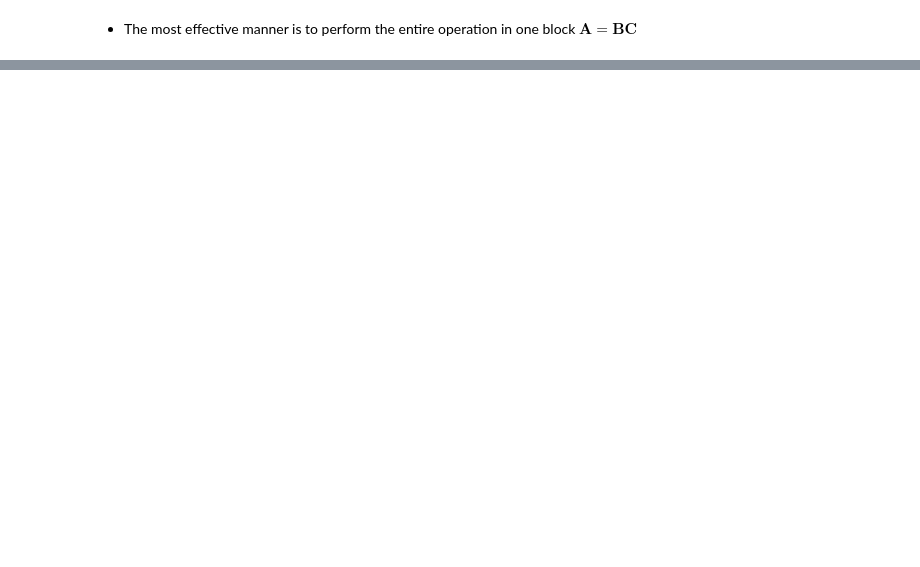
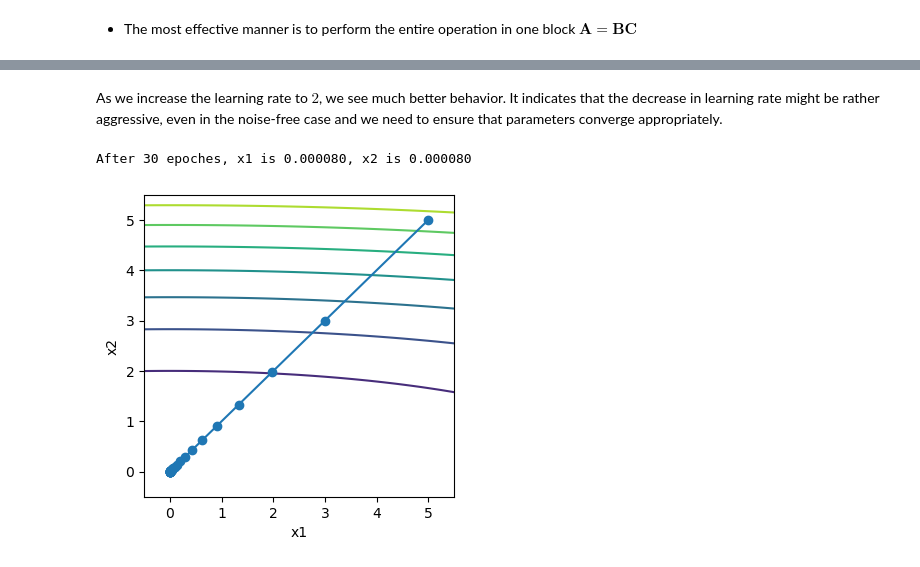
Before and after one commit to Knoero/MachineLearning, a Jupyter notebook: 0 Prerequisite/04 Numerical Optimization.ipynb, the cells around one changed output, grey strips where cells are left out. Drawn from its saved outputs; the diff is of its cells as text; code cells hidden in the pictures; blank space fills up the shorter version.

Commit message:
[ADD]Update Algorithms with Adaptive Learning Rates

```diff
--- a/0 Prerequisite/04 Numerical Optimization.ipynb
+++ b/0 Prerequisite/04 Numerical Optimization.ipynb
@@ -386,0 +636,47 @@ When performing optimization where only a noisy variant of the gradient is avail
+# %% [markdown]
+As we increase the learning rate to $2$, we see much better behavior. It indicates that the decrease in learning rate might be rather aggressive, even in the noise-free case and we need to ensure that parameters converge appropriately.
+# %%
+eta = 2
+
+
+def Adagrad_gd(x1, x2, s1, s2):
+    eps = 1e-16
+    g1, g2 = 0.2 * x1, 4 * x2
+    s1 += g1**2
+    s2 += g2**2
+    x1 -= eta / np.sqrt(s1 + eps) * g1
+    x2 -= eta / np.sqrt(s2 + eps) * g2
+    return x1, x2, s1, s2
+
+
+# Number of iteration steps
+iter = 30
+# Record the iteration trace
+x_arr = np.zeros((2, iter))
+x_arr[:, 0] = np.array([5, 5])
+f_arr = np.zeros((1, iter))
+s1 = 0.
+s2 = 0.
+# Iteration
+for ii in range(iter - 1):
+    f_arr[0, ii] = 0.1 * x_arr[0, ii]**2 + 2 * x_arr[1, ii]**2
+    x_arr[0,ii + 1], x_arr[1,ii + 1], s1, s2 =\
+    Adagrad_gd(x_arr[0, ii],x_arr[1, ii], s1, s2)
+f_arr[0, iter - 1] = 0.1 * x_arr[0, iter - 1]**2 + 2 * x_arr[1, iter - 1]**2
+print("After %d epoches, x1 is %f, x2 is %f" %
+      (iter, x_arr[0, iter - 1], x_arr[1, iter - 1]))
+# Visualization
+fig, ax = plt.subplots(figsize=(4, 4), dpi=100)
+# Plot the contour
+vis_arr_x = np.linspace(-0.5, 5.5, 100)
+vis_arr_y = np.linspace(-0.5, 5.5, 100)
+vis_X, vis_Y = np.meshgrid(vis_arr_x, vis_arr_y)
+vis_Z = 0.1 * vis_X**2 + 2 * vis_Y**2
+ax.contour(vis_X, vis_Y, vis_Z)
+ax.plot(x_arr[0, :], x_arr[1, :],'o-')
+ax.set_xlabel("x1")
+ax.set_ylabel("x2")
+plt.show()
+# %% [output]
+After 30 epoches, x1 is 0.000080, x2 is 0.000080
+[figure, added]
```
Also changed, not shown: parts of 44 cells of this notebook, 1 other file.
